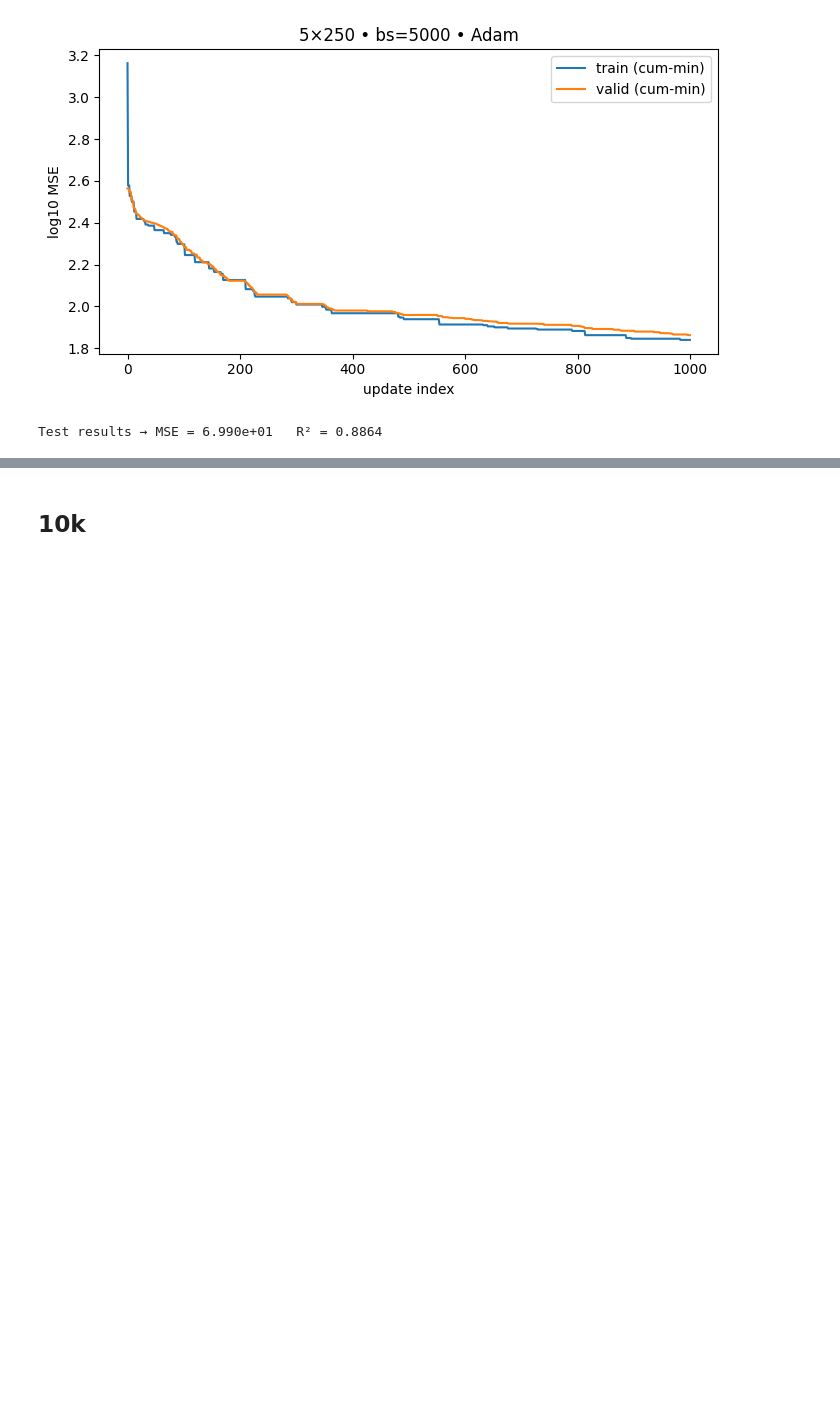
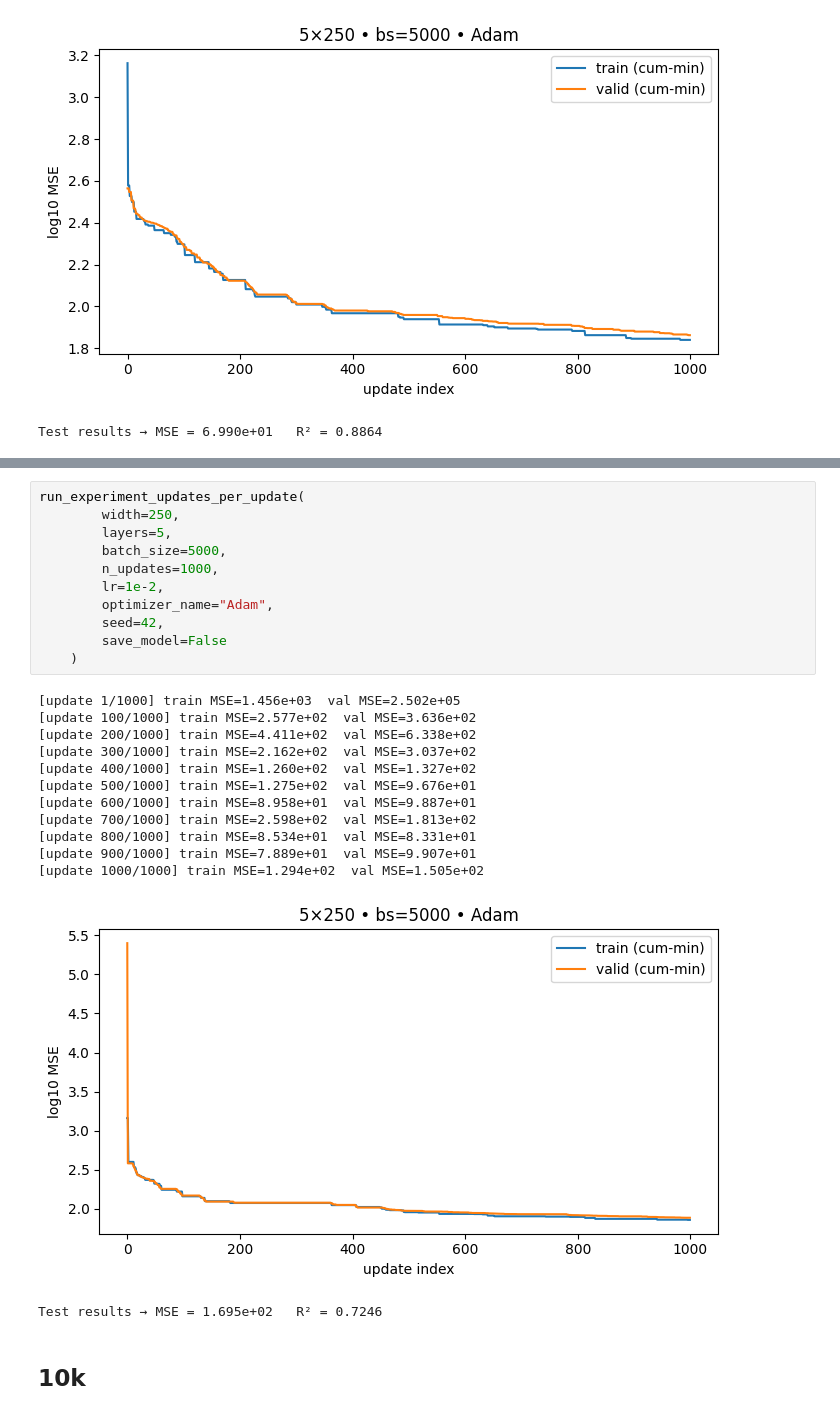
Before and after one commit to JPfaff23/Summer-Research, a Jupyter notebook: Monte Carlo Data Generation/Worst of Generation/Neural Net Paper Replication.ipynb, the cells around one changed output, grey strips where cells are left out. Drawn from its saved outputs; the diff is of its cells as text; blank space fills up the shorter version.

```diff
--- a/Monte Carlo Data Generation/Worst of Generation/Neural Net Paper Replication.ipynb
+++ b/Monte Carlo Data Generation/Worst of Generation/Neural Net Paper Replication.ipynb
@@ -490,3 +594,28 @@ Test results → MSE = 6.990e+01   R² = 0.8864
+# %%
+run_experiment_updates_per_update(
+        width=250,
+        layers=5,
+        batch_size=5000,
+        n_updates=1000,
+        lr=1e-2,
+        optimizer_name="Adam",
+        seed=42,
+        save_model=False
+    )
+# %% [output]
+[update 1/1000] train MSE=1.456e+03  val MSE=2.502e+05
+[update 100/1000] train MSE=2.577e+02  val MSE=3.636e+02
+[update 200/1000] train MSE=4.411e+02  val MSE=6.338e+02
+[update 300/1000] train MSE=2.162e+02  val MSE=3.037e+02
+[update 400/1000] train MSE=1.260e+02  val MSE=1.327e+02
+[update 500/1000] train MSE=1.275e+02  val MSE=9.676e+01
+[update 600/1000] train MSE=8.958e+01  val MSE=9.887e+01
+[update 700/1000] train MSE=2.598e+02  val MSE=1.813e+02
+[update 800/1000] train MSE=8.534e+01  val MSE=8.331e+01
+[update 900/1000] train MSE=7.889e+01  val MSE=9.907e+01
+[update 1000/1000] train MSE=1.294e+02  val MSE=1.505e+02
+[figure, added]
+Test results → MSE = 1.695e+02   R² = 0.7246
 # %% [markdown]
 ## 10k
 # %%
```
Also changed, not shown: parts of 8 cells of this notebook.
